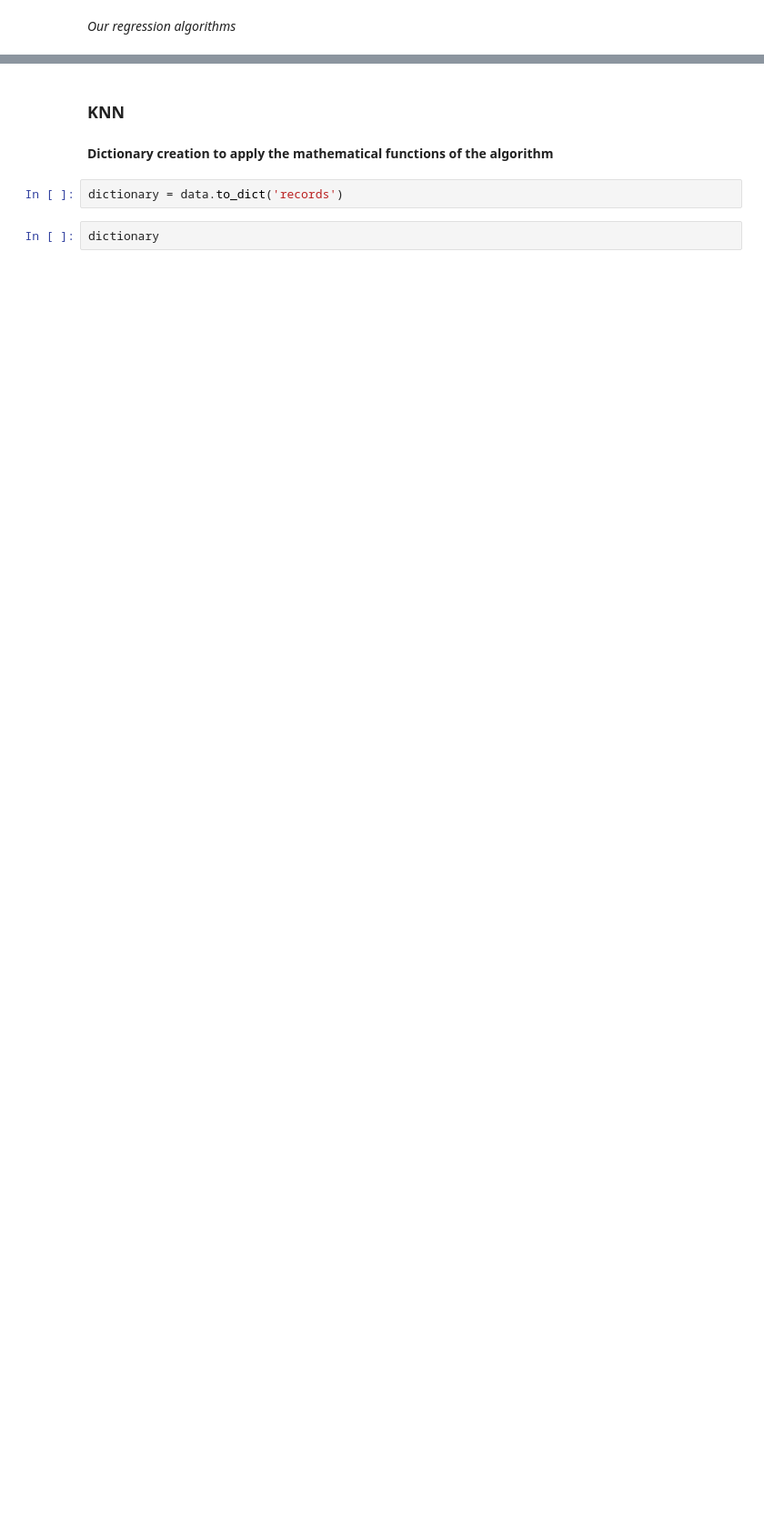
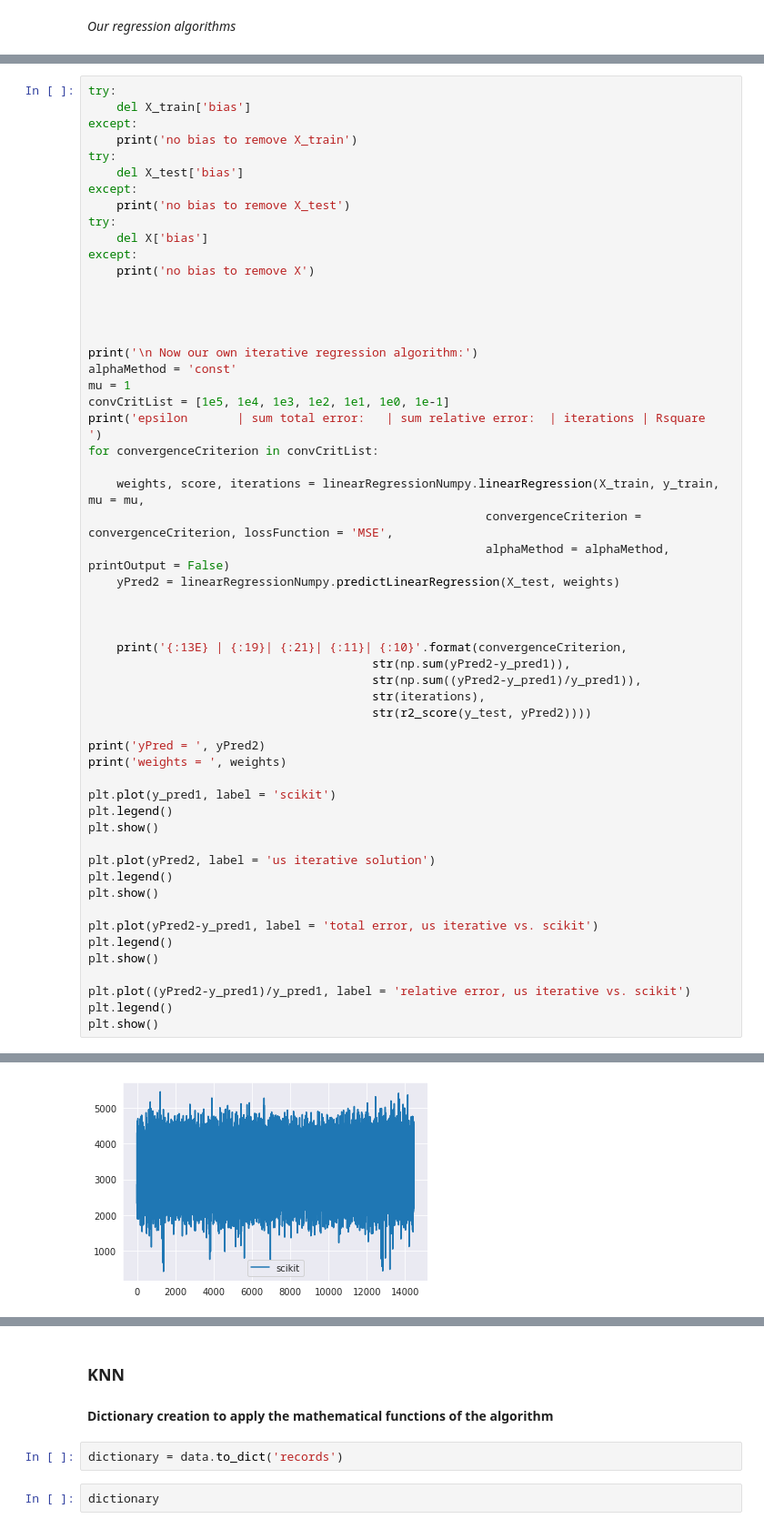
Before and after one commit to diogofbraga/MachineLearningAssignments, a Jupyter notebook: MetroInterstateTrafficVolume/MetroInterstateTrafficVolume.ipynb, the cells around one changed output, grey strips where cells are left out. Shown at 91% size. Saved outputs shown, nothing was run; the diff lists cells and outputs as text; blank space fills up the shorter version.

Commit message:
The notebooks now contain: 1) 4 standard cikit learn algorithms for comparison 2) Linear Regression Function 3) KNN Function

```diff
--- a/MetroInterstateTrafficVolume/MetroInterstateTrafficVolume.ipynb
+++ b/MetroInterstateTrafficVolume/MetroInterstateTrafficVolume.ipynb
@@ -300,0 +592,56 @@ stop
+# %%
+try:
+    del X_train['bias']
+except:
+    print('no bias to remove X_train')
+try:
+    del X_test['bias']
+except:
+    print('no bias to remove X_test')
+try:
+    del X['bias']
+except:
+    print('no bias to remove X')
+
+
+
+
+print('\n Now our own iterative regression algorithm:')
+alphaMethod = 'const'
+mu = 1
+convCritList = [1e5, 1e4, 1e3, 1e2, 1e1, 1e0, 1e-1]
+print('epsilon       | sum total error:   | sum relative error:  | iterations | Rsquare   ')
+for convergenceCriterion in convCritList:
+
+    weights, score, iterations = linearRegressionNumpy.linearRegression(X_train, y_train, mu = mu,
+                                                        convergenceCriterion = convergenceCriterion, lossFunction = 'MSE',
+                                                        alphaMethod = alphaMethod, printOutput = False)
+    yPred2 = linearRegressionNumpy.predictLinearRegression(X_test, weights)
+
+
+
+    print('{:13E} | {:19}| {:21}| {:11}| {:10}'.format(convergenceCriterion,
+                                        str(np.sum(yPred2-y_pred1)),
+                                        str(np.sum((yPred2-y_pred1)/y_pred1)),
+                                        str(iterations),
+                                        str(r2_score(y_test, yPred2))))
+
+print('yPred = ', yPred2)
+print('weights = ', weights)
+
+plt.plot(y_pred1, label = 'scikit')
+plt.legend()
+plt.show()
+
+plt.plot(yPred2, label = 'us iterative solution')
+plt.legend()
+plt.show()
+
+plt.plot(yPred2-y_pred1, label = 'total error, us iterative vs. scikit')
+plt.legend()
+plt.show()
+
+plt.plot((yPred2-y_pred1)/y_pred1, label = 'relative error, us iterative vs. scikit')
+plt.legend()
+plt.show()
+# %% [output]
@@ -300,0 +665 @@ stop
+[figure, added]
```
Also changed, not shown: parts of 50 cells of this notebook, 2 other files.
